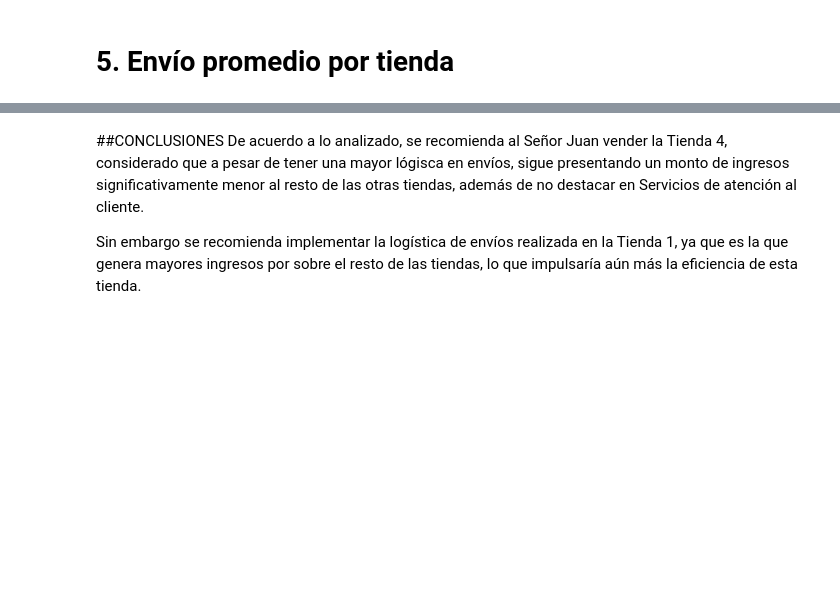
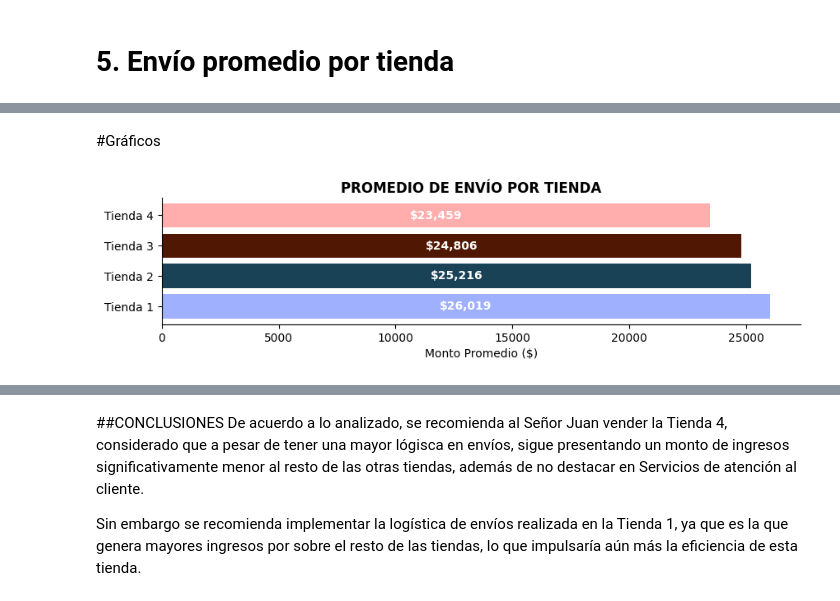
Before and after one commit to merchibel/Alura-Store, a Jupyter notebook: AluraStoreLatam.ipynb, the cells around one changed output, grey strips where cells are left out. Cells and saved outputs as stored; diff of their text form; code cells hidden in the pictures; blank space fills up the shorter version.

```diff
--- a/AluraStoreLatam.ipynb
+++ b/AluraStoreLatam.ipynb
@@ -24,8 +57,2 @@ tienda.head()
 # %% [markdown]
 #1. Análisis de facturación
-# %%
-# Calcular la facturación total
-tienda['Total_Facturación'] = tienda['Precio'] * tienda['Cantidad de cuotas']
-tienda2['Total_Facturación'] = tienda2['Precio'] * tienda2['Cantidad de cuotas']
-tienda3['Total_Facturación'] = tienda3['Precio'] * tienda3['Cantidad de cuotas']
-tienda4['Total_Facturación'] = tienda4['Precio'] * tienda4['Cantidad de cuotas']
@@ -220,0 +215,18 @@ Envío promedio - Tienda 4: 23459.457167090754
+# %%
+tiendas = [tienda, tienda2, tienda3, tienda4]
+nombres_tiendas = ['Tienda 1', 'Tienda 2', 'Tienda 3', 'Tienda 4']
+
+# Calcular promedios por tiendas
+promedios_calculo = [df['Costo de envío'].mean().round(2) for df in tiendas]
+
+# Crear DataFrame
+promedios_por_tienda = pd.DataFrame({
+    'Tienda': nombres_tiendas,
+    'Promedio Envio': promedios_calculo
+})
+
+print("PROMEDIO DE ENVÍO POR TIENDA")
+print("="*70)
+color_verde = 'background-color: #48A13F; color:white; font-weight: bold'
+color_rojo ='background-color: #B51636; color: white; font-weight: bold'
+promedios_por_tienda.style.map(lambda x: color_verde if x == promedios_por_tienda['Promedio Envio'].min() else color_rojo if x == promedios_por_tienda['Promedio Envio'].max() else '',subset=['Promedio Envio'])
@@ -220,0 +241,20 @@ Envío promedio - Tienda 4: 23459.457167090754
+# %% [markdown]
+#Gráficos
+# %%
+plt.figure(figsize=(10, 2))
+
+bars = plt.barh(promedios_por_tienda['Tienda'], promedios_por_tienda['Promedio Envio'],
+                color=plt.cm.berlin(np.linspace(0,1, len(promedios_por_tienda))),
+                linewidth=1)
+
+plt.suptitle('PROMEDIO DE ENVÍO POR TIENDA', fontsize=12, fontweight='bold')
+plt.xlabel('Monto Promedio ($)')
+
+for bar in bars:
+    width = bar.get_width()
+    plt.text(width / 2, bar.get_y() + bar.get_height()/2,
+                f'${width:,.0f}', ha='center', va='center',
+                color='white', fontweight='bold')
+plt.gca().spines[['top', 'right',]].set_visible(False)
+# %% [output]
+[figure, added]
```
Also changed, not shown: parts of 19 cells of this notebook.
